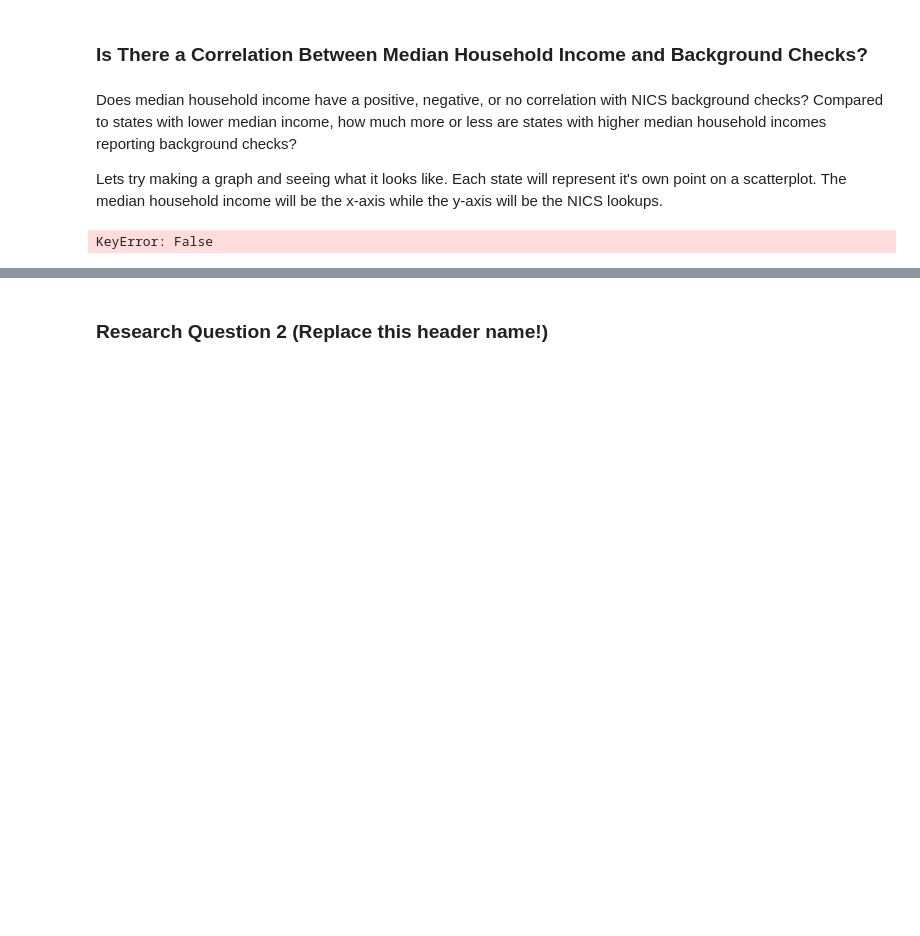
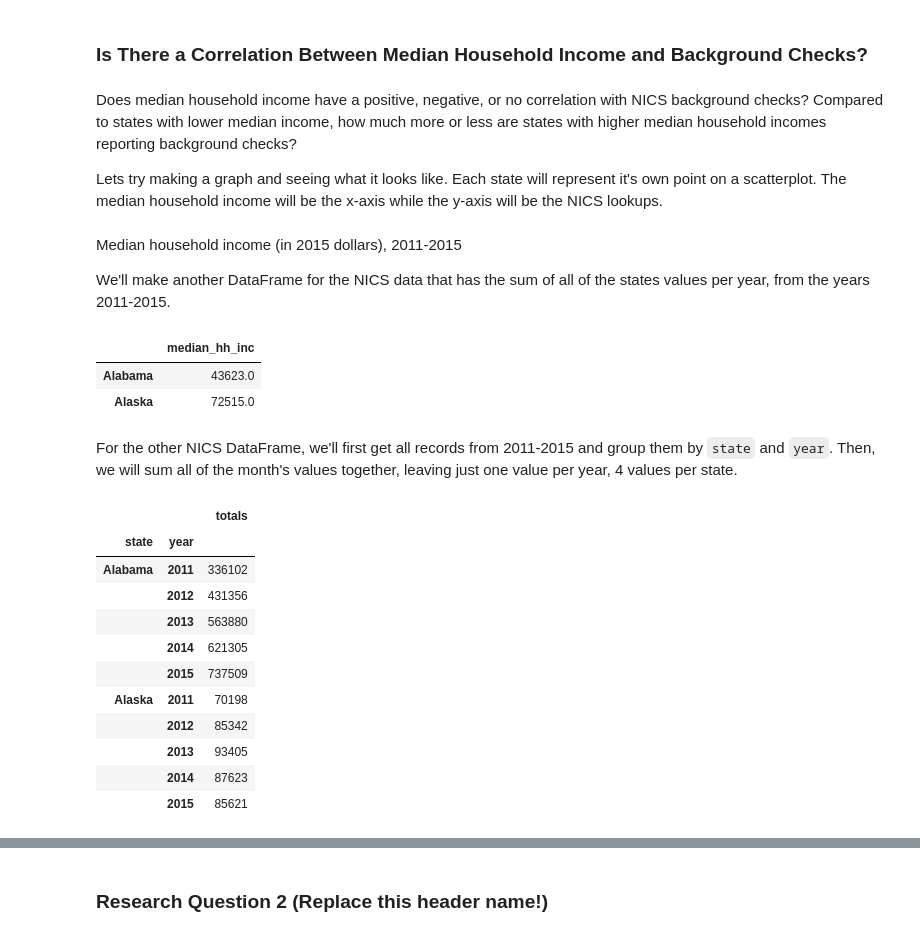
Before and after one commit to birbarino/Python-Projects, a Jupyter notebook: intro-to-ds/project/Investigate_a_Dataset.ipynb, the cells around one changed output, grey strips where cells are left out. Saved outputs shown, nothing was run; the diff lists cells and outputs as text; code cells hidden in the pictures; blank space fills up the shorter version.

```diff
--- a/intro-to-ds/project/Investigate_a_Dataset.ipynb
+++ b/intro-to-ds/project/Investigate_a_Dataset.ipynb
@@ -539,7 +531,52 @@ df_census.to_csv('clean_census_data.csv')
 Does median household income have a positive, negative, or no correlation with NICS background checks? Compared to states with lower median income, how much more or less are states with higher median household incomes reporting background checks?
 
 Lets try making a graph and seeing what it looks like. Each state will represent it's own point on a scatterplot. The median household income will be the x-axis while the y-axis will be the NICS lookups.
-# %%
-df_census['fact'].query(median household string)
-# %% [output]
-KeyError: False
+# %%
+# Load clean data
+df_nics = pd.read_csv('clean_gun_data.csv')
+df_census = pd.read_csv('clean_census_data.csv')
+# %% [markdown]
+Median household income (in 2015 dollars), 2011-2015
+
+We'll make another DataFrame for the NICS data that has the sum of all of the states values per year, from the years 2011-2015.
+# %%
+def find_index(df, regex_capture_group):
+    return df.str.extractall(regex_capture_group)[0].index.to_list()
+
+# Median household income (in 2015 dollars), 2011-2015
+income_idx = find_index(df_census.Fact, "(.*Median household income.*)")[0][0]
+
+df_hh_inc = df_census.iloc[income_idx][1:]
+
+df_hh_inc = df_hh_inc.to_frame()
+
+df_hh_inc.rename(columns={47: 'median_hh_inc'}, inplace=True)
+df_hh_inc.head(2)
+# %% [output]
+|  | median_hh_inc |
+| Alabama | 43623.0 |
+| Alaska | 72515.0 |
+# %% [markdown]
+For the other NICS DataFrame, we'll first get all records from 2011-2015 and group them by `state` and `year`. Then, we will sum all of the month's values together, leaving just one value per year, 4 values per state.
+# %%
+# 1. query for all records between years 2011-2015
+# 2. group the records by state, then year
+# 3. aggregate each year's totals with summation
+df_2011_2015 = df_nics[df_nics['year'].between(2011, 2015, inclusive='both')] \
+    .groupby(by=['state', 'year']) \
+        .agg({'totals': 'sum'})
+
+df_2011_2015.head(10)
+# %% [output]
+|  |  | totals |
+| state | year |  |
+| Alabama | 2011 | 336102 |
+|  | 2012 | 431356 |
+|  | 2013 | 563880 |
+|  | 2014 | 621305 |
+|  | 2015 | 737509 |
+| Alaska | 2011 | 70198 |
+|  | 2012 | 85342 |
+|  | 2013 | 93405 |
+|  | 2014 | 87623 |
+|  | 2015 | 85621 |
```
Also changed, not shown: parts of 11 cells of this notebook, 2 other files.
